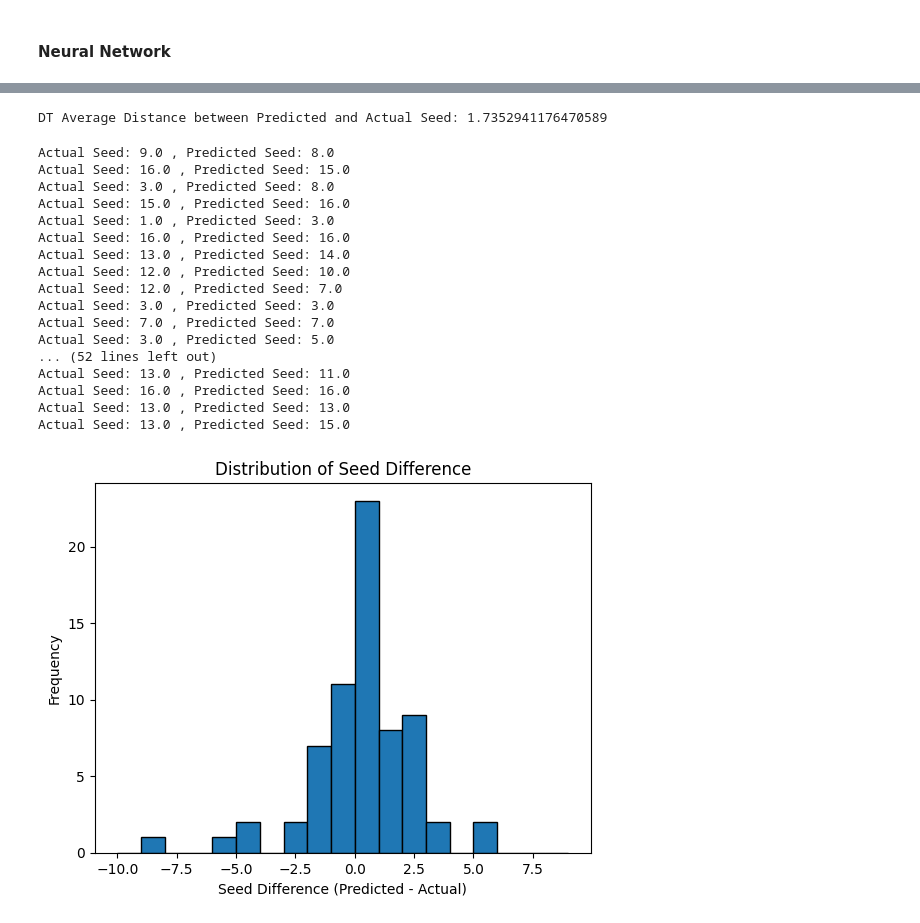
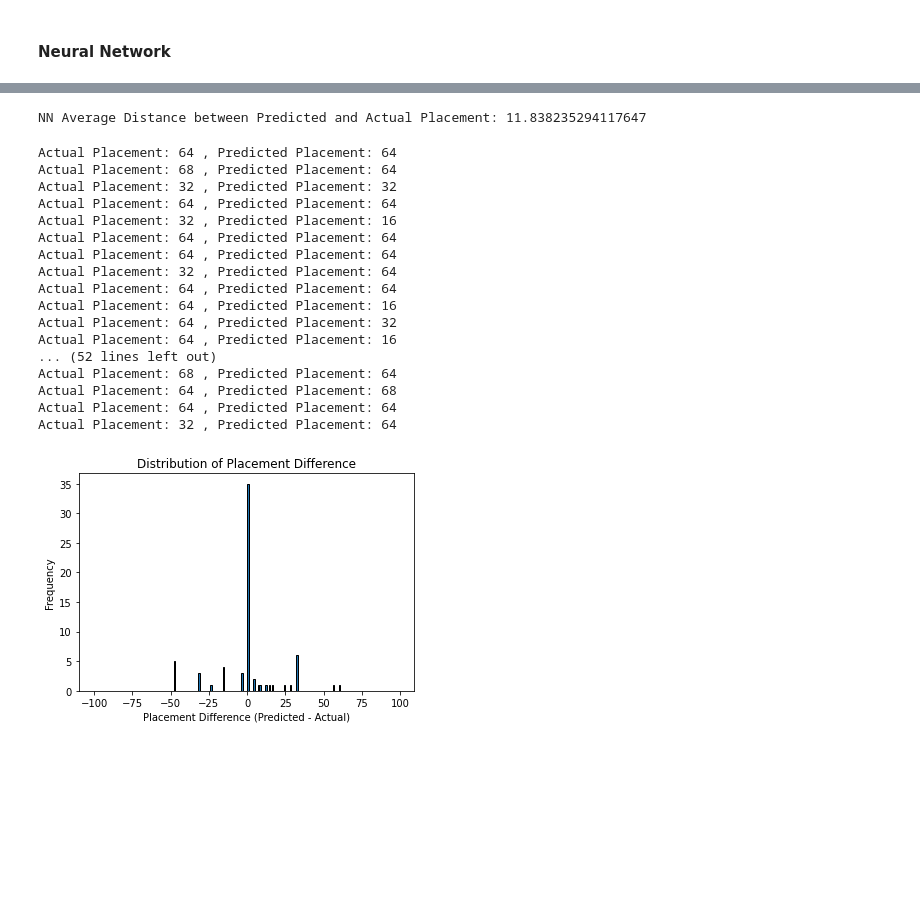
Before and after one commit to Weff24/MarchMadnessPredictor, a Jupyter notebook: placement.ipynb, the cells around one changed output, grey strips where cells are left out. Drawn from its saved outputs; the diff is of its cells as text; code cells hidden in the pictures; blank space fills up the shorter version.

Commit message:
Got final placement prediction working

```diff
--- a/placement.ipynb
+++ b/placement.ipynb
@@ -84,5 +91,5 @@ print(len(placement_df))
 # %%
-placement_df = placement_df.drop(columns=['TEAM'])
+placement_df = placement_df.drop(columns=['YEAR', 'TEAM'])
 one_hot_encoded = pd.get_dummies(placement_df['CONF'])
 placement_df = placement_df.drop(columns=['CONF'])
 placement_df = pd.concat([placement_df, one_hot_encoded], axis=1)
@@ -130,11 +148,11 @@ ValueError: could not convert string to float: '2ND'
 #### Create data splits
 # %%
 # Select the relevant columns for training the model
-features = ['WINRATE', 'ADJOE', 'ADJDE', 'EFG_O', 'EFG_D', 'TOR', 'ORB', 'FTRD', '2P_D']
+features = ['SEED', 'WINRATE', 'ADJOE', 'ADJDE', 'EFG_O', 'EFG_D', 'TOR', '2P_O', '2P_D']
 
 # Split the data into training and testing sets
 X = placement_df[features]
-y = placement_df['SEED']
+y = placement_df['POSTSEASON']
 X_train, X_test, y_train, y_test = train_test_split(X, y, test_size=0.1, random_state=42)
 # %% [markdown]
 #### Decision Tree
@@ -286,63 +296,62 @@ Accuracy: 0.27941176470588236
 # %%
-# Get the predicted seed values
-predicted_seeds = model.predict(X_test)
+# Get the predicted placement values
+predicted_placements = model.predict(X_test)
 
-# Get the actual seed values
-actual_seeds = placement_df.loc[X_test.index]['SEED']
+# Get the actual placement values
+actual_placements = placement_df.loc[X_test.index]['POSTSEASON']
 
-# Calculate the absolute difference between predicted and actual seeds
-seed_diff = np.abs(predicted_seeds - actual_seeds)
+# Calculate the absolute difference between predicted and actual placements
+placement_diff = np.abs(predicted_placements - actual_placements)
 
 # Calculate the average distance
-average_distance = np.mean(seed_diff)
+average_distance = np.mean(placement_diff)
 
-print("DT Average Distance between Predicted and Actual Seed:", average_distance)
+print("NN Average Distance between Predicted and Actual Placement:", average_distance)
 # %% [output]
-DT Average Distance between Predicted and Actual Seed: 1.7352941176470589
+NN Average Distance between Predicted and Actual Placement: 11.838235294117647
 # %%
-# Print actual vs predicted seed to check how accurate the predictions are
+# Print actual vs predicted placement to check how accurate the predictions are
 # model = dt_classifier # Change to whatever model you want to use
 model = rf_classifier
 
-predicted_seeds = model.predict(X_test)
-for actual_seed, predicted_seed in zip(actual_seeds, predicted_seeds):
-    print("Actual Seed:", actual_seed, ", Predicted Seed:", predicted_seed)
+predicted_placements = model.predict(X_test)
+for actual_placement, predicted_placement in zip(actual_placements, predicted_placements):
+    print("Actual Placement:", actual_placement, ", Predicted Placement:", predicted_placement)
 # %% [output]
-Actual Seed: 9.0 , Predicted Seed: 8.0
-Actual Seed: 16.0 , Predicted Seed: 15.0
-Actual Seed: 3.0 , Predicted Seed: 8.0
-Actual Seed: 15.0 , Predicted Seed: 16.0
-Actual Seed: 1.0 , Predicted Seed: 3.0
-Actual Seed: 16.0 , Predicted Seed: 16.0
-Actual Seed: 13.0 , Predicted Seed: 14.0
-Actual Seed: 12.0 , Predicted Seed: 10.0
-Actual Seed: 12.0 , Predicted Seed: 7.0
-Actual Seed: 3.0 , Predicted Seed: 3.0
-Actual Seed: 7.0 , Predicted Seed: 7.0
-Actual Seed: 3.0 , Predicted Seed: 5.0
+Actual Placement: 64 , Predicted Placement: 64
+Actual Placement: 68 , Predicted Placement: 64
+Actual Placement: 32 , Predicted Placement: 32
+Actual Placement: 64 , Predicted Placement: 64
+Actual Placement: 32 , Predicted Placement: 16
+Actual Placement: 64 , Predicted Placement: 64
+Actual Placement: 64 , Predicted Placement: 64
+Actual Placement: 32 , Predicted Placement: 64
+Actual Placement: 64 , Predicted Placement: 64
+Actual Placement: 64 , Predicted Placement: 16
+Actual Placement: 64 , Predicted Placement: 32
+Actual Placement: 64 , Predicted Placement: 16
 ... (52 lines left out)
-Actual Seed: 13.0 , Predicted Seed: 11.0
-Actual Seed: 16.0 , Predicted Seed: 16.0
-Actual Seed: 13.0 , Predicted Seed: 13.0
-Actual Seed: 13.0 , Predicted Seed: 15.0
+Actual Placement: 68 , Predicted Placement: 64
+Actual Placement: 64 , Predicted Placement: 68
+Actual Placement: 64 , Predicted Placement: 64
+Actual Placement: 32 , Predicted Placement: 64
 # %%
-import matplotlib.pyplot as plt
 
-# Calculate the difference between predicted seed and actual seed
-seed_difference = predicted_seeds - actual_seeds
+# Calculate the difference between predicted placement and actual placement
+placement_difference = predicted_placements - actual_placements
 
-# Create a histogram of the seed difference
-plt.hist(seed_difference, bins=range(-10, 10), edgecolor='black')
+# Create a histogram of the placement difference
+plt.hist(placement_difference, bins=range(-100, 100), edgecolor='black')
 
 # Set the labels and title
-plt.xlabel('Seed Difference (Predicted - Actual)')
+plt.xlabel('Placement Difference (Predicted - Actual)')
 plt.ylabel('Frequency')
-plt.title('Distribution of Seed Difference')
+plt.title('Distribution of Placement Difference')
 
 # Show the plot
 plt.show()
 # %% [output]
-[figure, old version]
+[figure, new version]
 # %%
 # Predict whether a team will qualify for March Madness
 # %%
```
Also changed, not shown: parts of 12 cells of this notebook, 1 other file.
